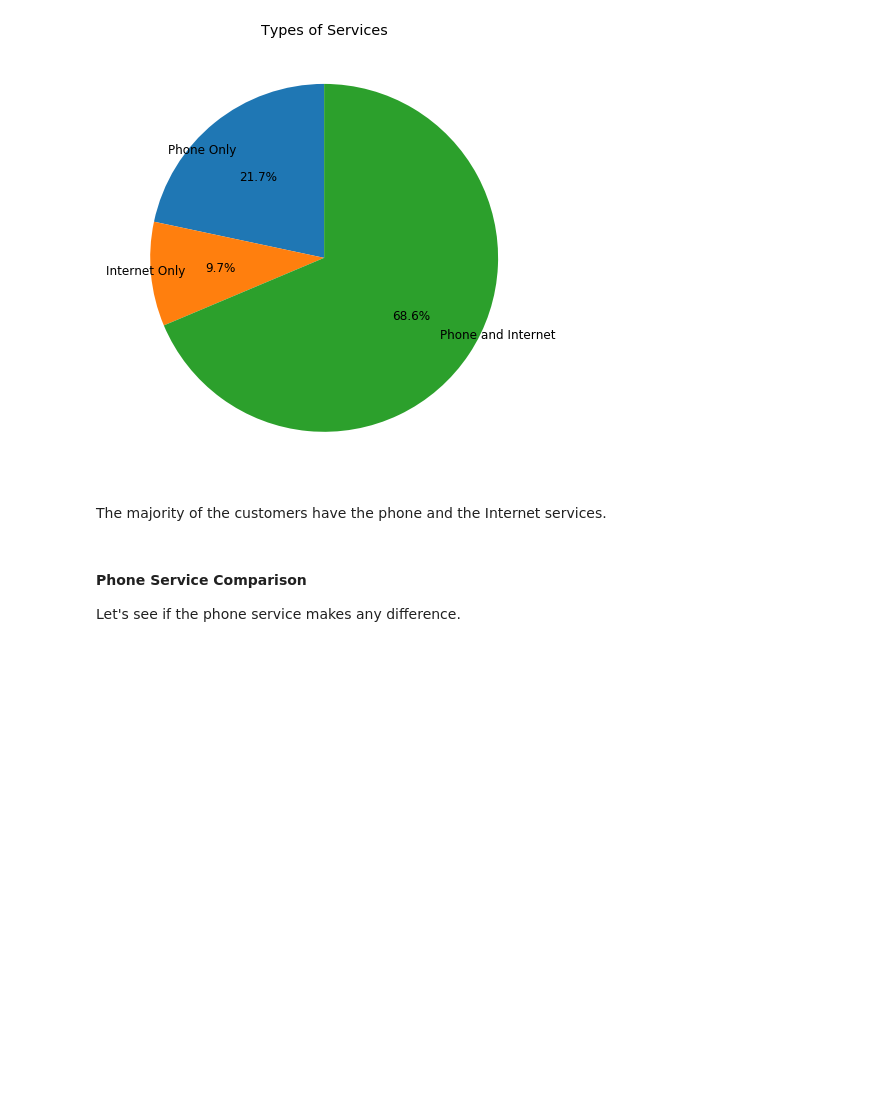
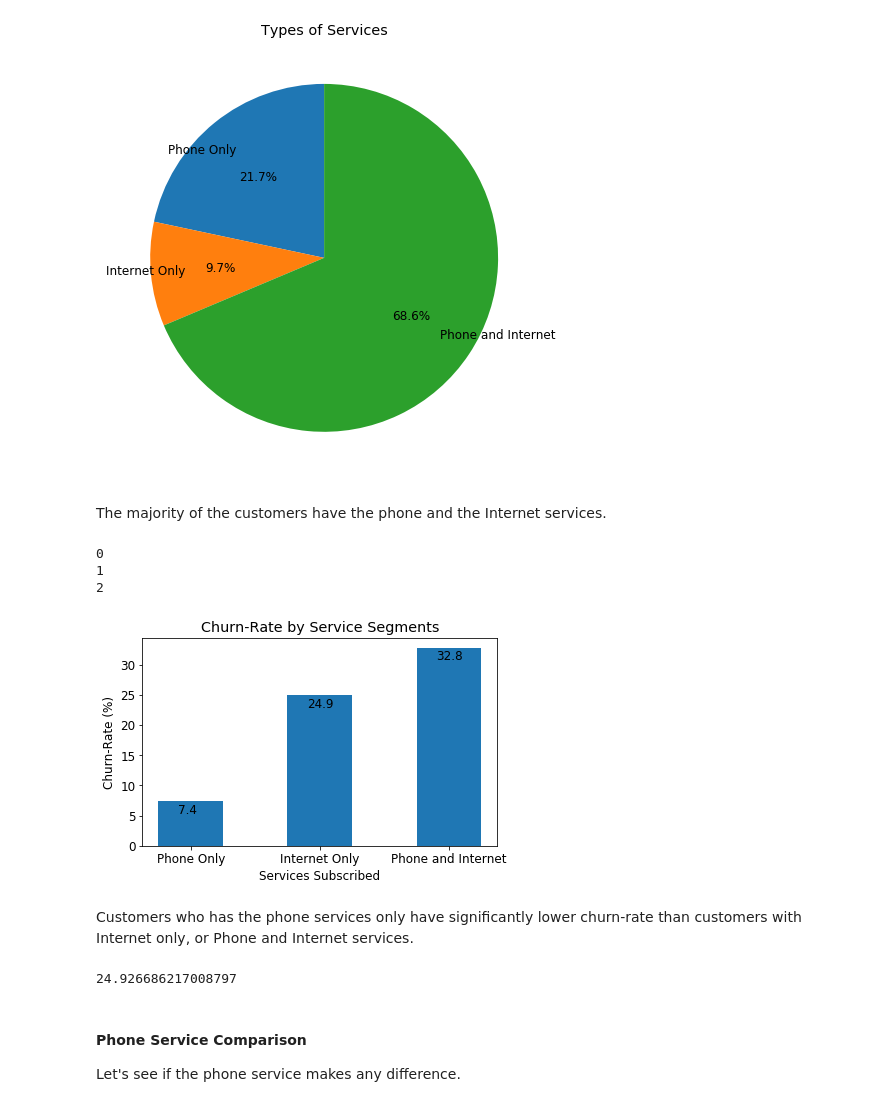
Before and after one commit to keigito/Telco_EDA, a Jupyter notebook: Telco_Customer_Churn.ipynb, the cells around one changed output. Drawn from its saved outputs; the diff is of its cells as text; code cells hidden in the pictures; blank space fills up the shorter version.

```diff
--- a/Telco_Customer_Churn.ipynb
+++ b/Telco_Customer_Churn.ipynb
@@ -334,3 +351,34 @@ then break down into the churned vs current
+# %%
+plt.rcParams.update({'figure.figsize': [6, 4]})
+fig = plt.figure()
+ax = fig.add_subplot(111)
+idx = [1, 2, 3]
+bar_width = 0.5
+ax.bar(idx, service_churn_percent, bar_width)
+for i, v in enumerate(service_churn_percent):
+    print(i)
+    value = '{0:.1f}'.format(v)
+    ax.text(i + 0.9 , v - 2, value)
+ax.set_xticks(idx)
+ax.set_xticklabels(service_churn_labels)
+ax.set_xlabel("Services Subscribed")
+ax.set_ylabel("Churn-Rate (%)")
+ax.set_title("Churn-Rate by Service Segments")
+plt.tight_layout()
+plt.show()
+# %% [output]
+0
+1
+2
+[figure, added]
+# %% [markdown]
+Customers who has the phone services only have significantly lower churn-rate than customers with Internet only, or Phone and Internet services.
+# %%
+# Internet service only customers
+values = df[(df["InternetService"] != "No") & (df["PhoneService"] == "No")]["Churn"].value_counts()
+values[1] / (values[0] + values[1]) * 100
+# %% [output]
+24.926686217008797
 # %% [markdown]
 #### Phone Service Comparison
 Let's see if the phone service makes any difference.
```
Also changed, not shown: parts of 10 cells of this notebook.
